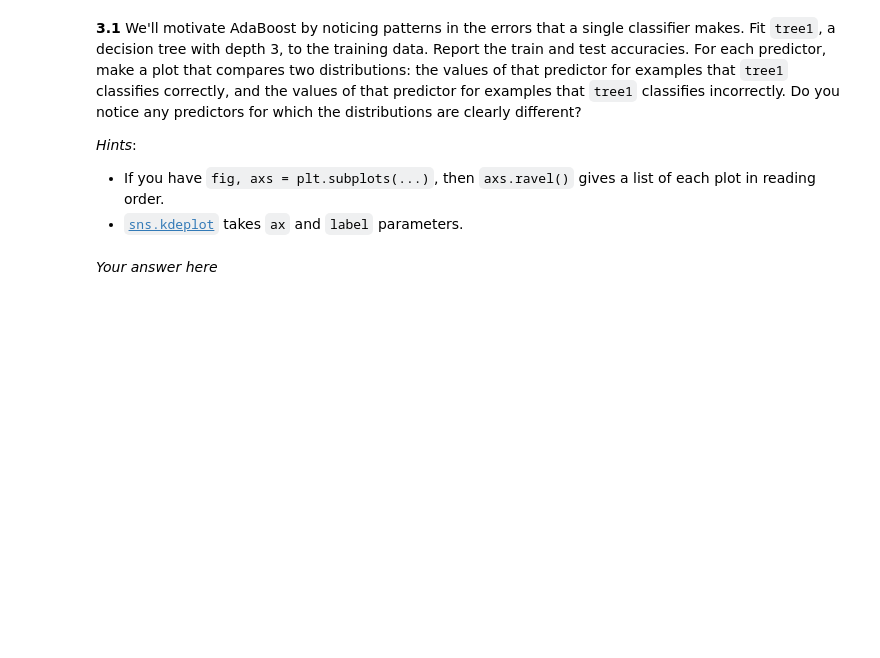
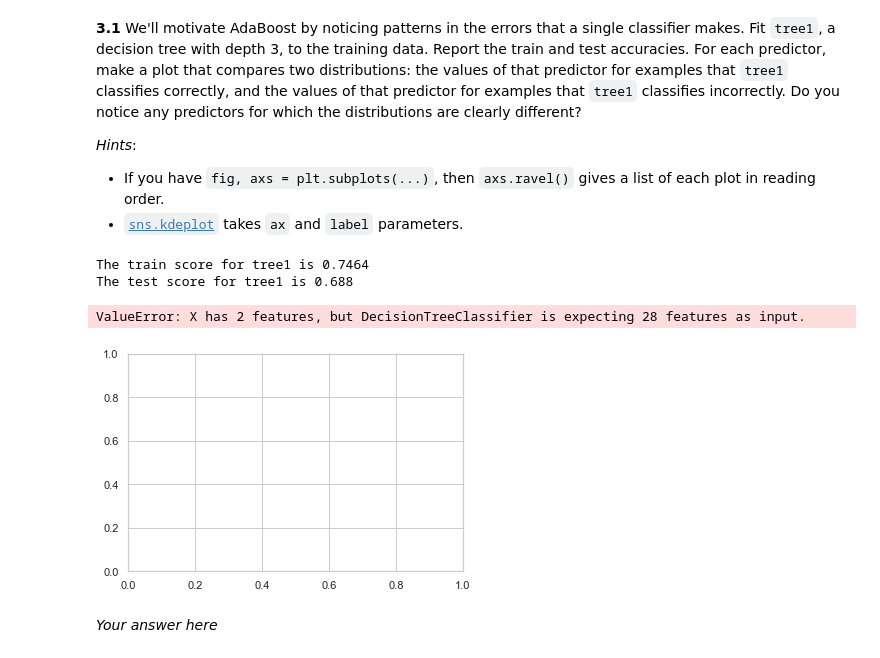
Before and after one commit to kkvalsvik/DataScience_cs109a_Harvard, a Jupyter notebook: cs_s109a_hw5.ipynb, the cells around one changed output. Cells and saved outputs as stored; diff of their text form; code cells hidden in the pictures; blank space fills up the shorter version.

```diff
--- a/cs_s109a_hw5.ipynb
+++ b/cs_s109a_hw5.ipynb
@@ -330,3 +430,41 @@ Report the train and test accuracies. For each predictor, make a plot that compa
+# %%
+    # må høre om det er lov å bruke adaBoostclassifier på dette tidspunktet..
+from sklearn.ensemble import AdaBoostClassifier
+tree1 = AdaBoostClassifier(
+    base_estimator = DecisionTreeClassifier(max_depth = 3),
+    algorithm = 'SAMME',
+#     n_estimators=100,
+#     learning_rate=0.01
+)
+
+tree1.fit(X_train,y_train)
+
+print(f'The train score for tree1 is {accuracy_score(y_train, tree1.predict(X_train))}')
+print(f'The test score for tree1 is {accuracy_score(y_test, tree1.predict(X_test))}')
+# %% [output]
+The train score for tree1 is 0.7464
+The test score for tree1 is 0.688
+# %%
+# For each predictor, make a plot that compares two distributions: the values of that predictor for examples that
+# tree1 classifies correctly, and the values of that predictor for examples that tree1 classifies incorrectly.
+#Do you notice any predictors for which the distributions are clearly different?
+# Hints:
+# If you have fig, axs = plt.subplots(...), then axs.ravel() gives a list of each plot in reading order.
+# sns.kdeplot takes ax and label parameters.
+N=100
+fig, ax = plt.subplots()
+
+x_min, x_max = X_test[:, 0].min() , X_test[:, 0].max()
+y_min, y_max = X_test[:, 1].min() , X_test[:, 1].max()
+xx, yy = np.meshgrid( np.linspace(x_min, x_max, N), np.linspace(y_min, y_max, N))
+Z = tree1.predict(np.c_[xx.ravel(), yy.ravel()])  #for å få mesh format på det.
+# sns.kdeplot(Z[:, 0, 0])
+# ax.contourf(xx, yy, Z,cmap=cmap,alpha=0.4)
+# ax.scatter(X[:,0],X[:,1], c = y, cmap = cm_bright, s = scatter_weights * 40, edgecolors='k',label = f'Stump {counter}')
+# ax.legend(fontsize=16)
+# %% [output]
+ValueError: X has 2 features, but DecisionTreeClassifier is expecting 28 features as input.
+[figure, added]
 # %% [markdown]
 *Your answer here*
 # %% [markdown]
```
Also changed, not shown: parts of 17 cells of this notebook.
